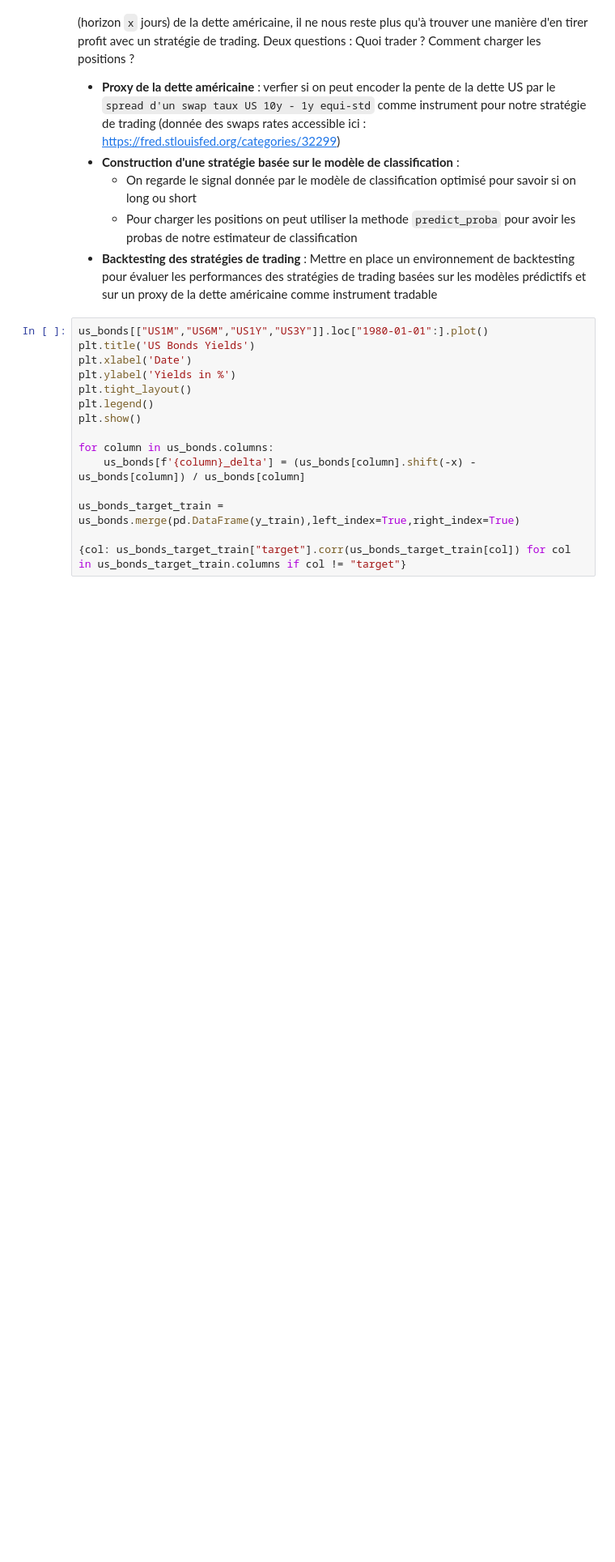
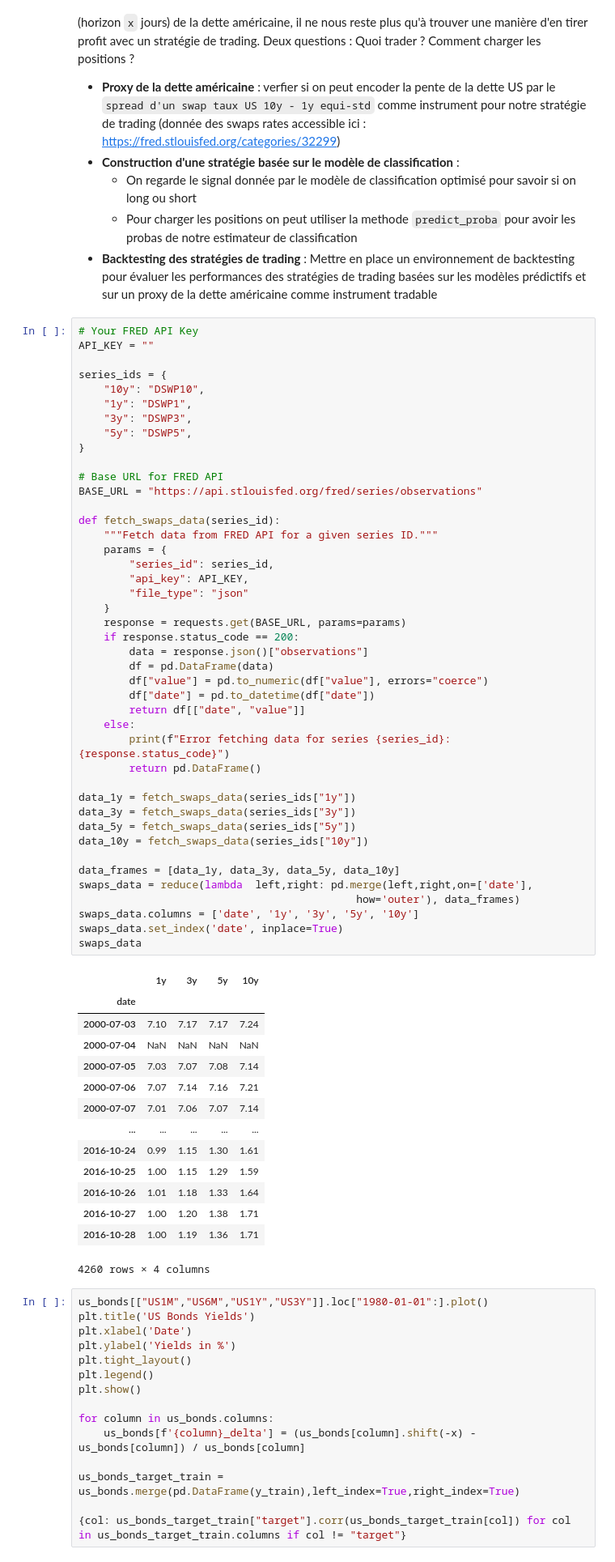
Before and after one commit to pafruchtenreich/ML_for_finance, a Jupyter notebook: notebook.ipynb, the cells around one changed output. Shown at 81% size. Drawn from its saved outputs; the diff is of its cells as text; blank space fills up the shorter version.

Commit message:
add swaps data

```diff
--- a/notebook.ipynb
+++ b/notebook.ipynb
@@ -1191,6 +1193,64 @@ On a un modèle qui nous permet de detecter des signaux concernant les variation
     - On regarde le signal donnée par le modèle de classification optimisé pour savoir si on long ou short
     - Pour charger les positions on peut utiliser la methode ``predict_proba`` pour avoir les probas de notre estimateur de classification
 - **Backtesting des stratégies de trading** : Mettre en place un environnement de backtesting pour évaluer les performances des stratégies de trading basées sur les modèles prédictifs et sur un proxy de la dette américaine comme instrument tradable
+# %%
+# Your FRED API Key
+API_KEY = ""
+
+series_ids = {
+    "10y": "DSWP10",
+    "1y": "DSWP1",
+    "3y": "DSWP3",
+    "5y": "DSWP5",
+}
+
+# Base URL for FRED API
+BASE_URL = "https://api.stlouisfed.org/fred/series/observations"
+
+def fetch_swaps_data(series_id):
+    """Fetch data from FRED API for a given series ID."""
+    params = {
+        "series_id": series_id,
+        "api_key": API_KEY,
+        "file_type": "json"
+    }
+    response = requests.get(BASE_URL, params=params)
+    if response.status_code == 200:
+        data = response.json()["observations"]
+        df = pd.DataFrame(data)
+        df["value"] = pd.to_numeric(df["value"], errors="coerce")
+        df["date"] = pd.to_datetime(df["date"])
+        return df[["date", "value"]]
+    else:
+        print(f"Error fetching data for series {series_id}: {response.status_code}")
+        return pd.DataFrame()
+
+data_1y = fetch_swaps_data(series_ids["1y"])
+data_3y = fetch_swaps_data(series_ids["3y"])
+data_5y = fetch_swaps_data(series_ids["5y"])
+data_10y = fetch_swaps_data(series_ids["10y"])
+
+data_frames = [data_1y, data_3y, data_5y, data_10y]
+swaps_data = reduce(lambda  left,right: pd.merge(left,right,on=['date'],
+                                            how='outer'), data_frames)
+swaps_data.columns = ['date', '1y', '3y', '5y', '10y']
+swaps_data.set_index('date', inplace=True)
+swaps_data
+# %% [output]
+|  | 1y | 3y | 5y | 10y |
+| date |  |  |  |  |
+| 2000-07-03 | 7.10 | 7.17 | 7.17 | 7.24 |
+| 2000-07-04 | NaN | NaN | NaN | NaN |
+| 2000-07-05 | 7.03 | 7.07 | 7.08 | 7.14 |
+| 2000-07-06 | 7.07 | 7.14 | 7.16 | 7.21 |
+| 2000-07-07 | 7.01 | 7.06 | 7.07 | 7.14 |
+| ... | ... | ... | ... | ... |
+| 2016-10-24 | 0.99 | 1.15 | 1.30 | 1.61 |
+| 2016-10-25 | 1.00 | 1.15 | 1.29 | 1.59 |
+| 2016-10-26 | 1.01 | 1.18 | 1.33 | 1.64 |
+| 2016-10-27 | 1.00 | 1.20 | 1.38 | 1.71 |
+| 2016-10-28 | 1.00 | 1.19 | 1.36 | 1.71 |
+4260 rows × 4 columns
 # %%
 us_bonds[["US1M","US6M","US1Y","US3Y"]].loc["1980-01-01":].plot()
 plt.title('US Bonds Yields')
```
Also changed, not shown: parts of 1 cell of this notebook.
